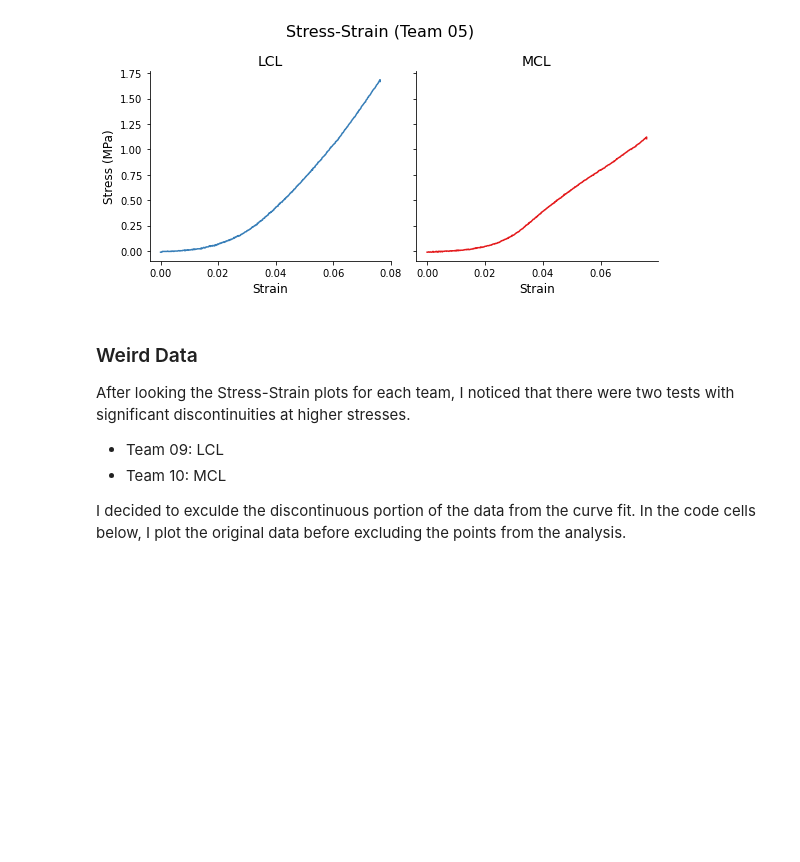
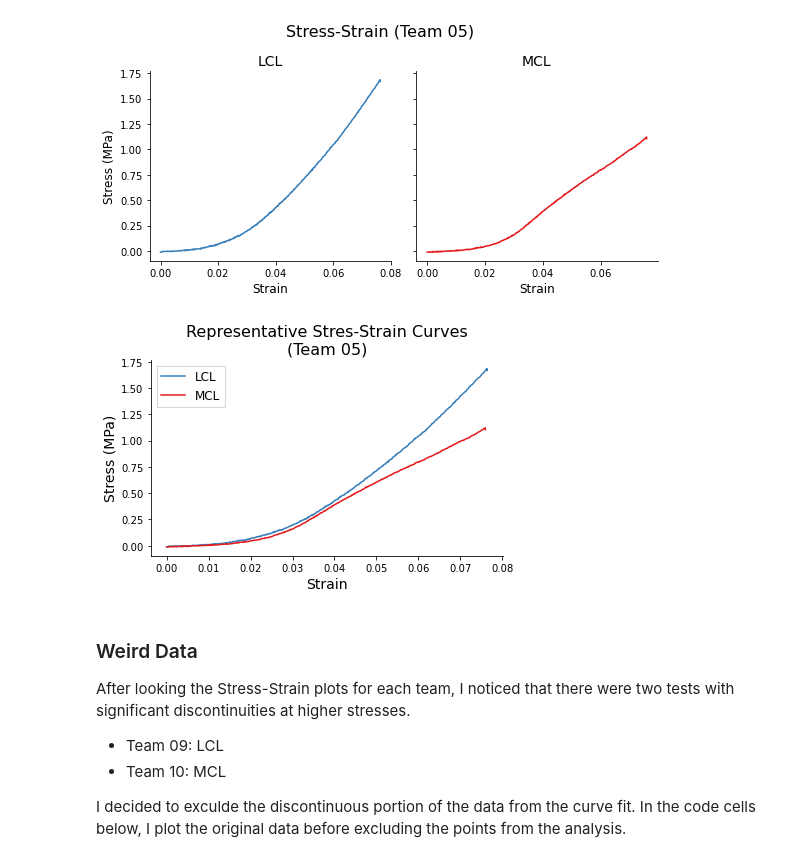
Before and after one commit to Kabilan108/drexel-coursework, a Jupyter notebook: bmes301/lab1/Data Analysis.ipynb, the cells around one changed output. Cells and saved outputs as stored; diff of their text form; code cells hidden in the pictures; blank space fills up the shorter version.

```diff
--- a/bmes301/lab1/Data Analysis.ipynb
+++ b/bmes301/lab1/Data Analysis.ipynb
@@ -174,6 +204,28 @@ fig, ax = tools.plot_data(
 )
 # %% [output]
 [figure]
+# %%
+I = (data['team'] == '05') & (data['tissue'] == 'LCL')
+J = (data['team'] == '05') & (data['tissue'] == 'MCL')
+
+fig, ax = plt.subplots(figsize=(6, 4))
+
+sns.lineplot(data=data.loc[I], x='strain', y='stress', color='#377eb8',
+             ax=ax, label='LCL')
+sns.lineplot(data=data.loc[J], x='strain', y='stress', color='#e41a1c',
+             ax=ax, label='MCL')
+
+ax.set_title('Representative Stres-Strain Curves\n(Team 05)',
+             fontsize=16)
+ax.set_xlabel('Strain', fontsize=14)
+ax.set_ylabel('Stress (MPa)', fontsize=14)
+sns.despine()
+
+ax.legend(frameon=True, fancybox=False, fontsize=12);
+
+plt.tight_layout()
+# %% [output]
+[figure, added]
 # %% [markdown]
 ### Weird Data
 
```
Also changed, not shown: parts of 9 cells of this notebook, 4 other files.
